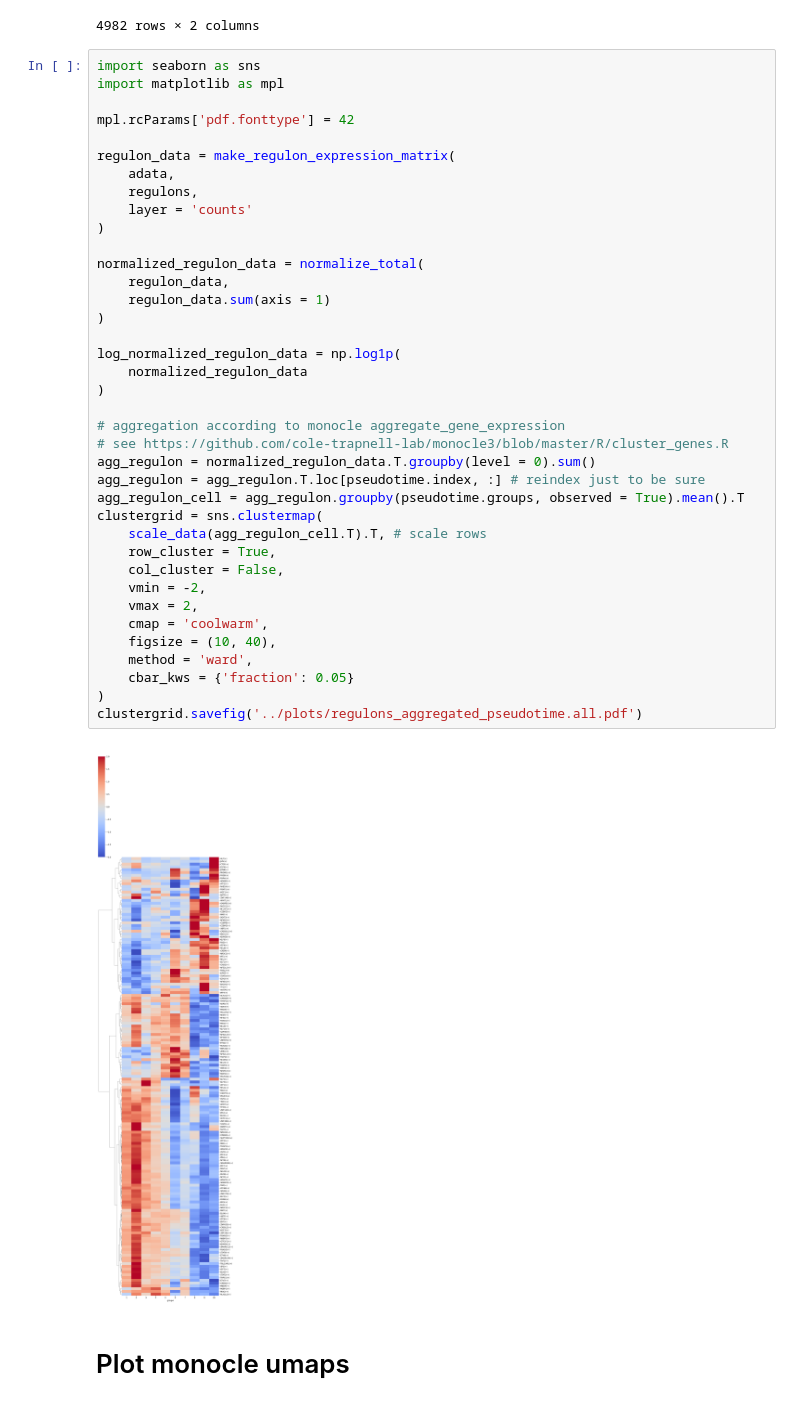
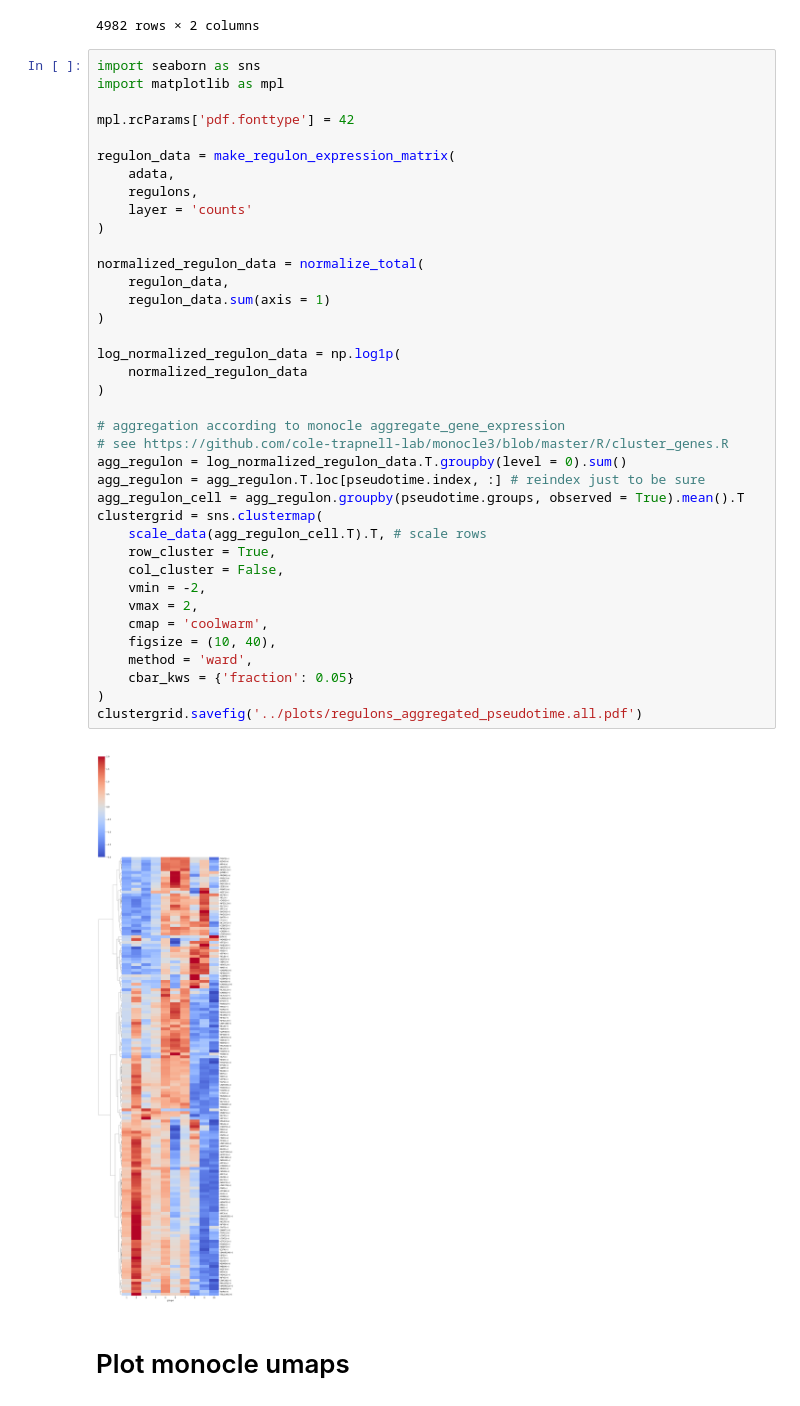
Before and after one commit to menchelab/Neuwirth_Malzl_et_al_2024, a Jupyter notebook: notebooks/evaluate_regulons_over_pseudotime.ipynb, the cells around one changed output. Drawn from its saved outputs; the diff is of its cells as text.

```diff
--- a/notebooks/evaluate_regulons_over_pseudotime.ipynb
+++ b/notebooks/evaluate_regulons_over_pseudotime.ipynb
@@ -141,35 +141,35 @@ regulon_data = make_regulon_expression_matrix(
     regulons,
     layer = 'counts'
 )
 
 normalized_regulon_data = normalize_total(
     regulon_data,
     regulon_data.sum(axis = 1)
 )
 
 log_normalized_regulon_data = np.log1p(
     normalized_regulon_data
 )
 
 # aggregation according to monocle aggregate_gene_expression
 # see https://github.com/cole-trapnell-lab/monocle3/blob/master/R/cluster_genes.R
-agg_regulon = normalized_regulon_data.T.groupby(level = 0).sum()
+agg_regulon = log_normalized_regulon_data.T.groupby(level = 0).sum()
 agg_regulon = agg_regulon.T.loc[pseudotime.index, :] # reindex just to be sure
 agg_regulon_cell = agg_regulon.groupby(pseudotime.groups, observed = True).mean().T
 clustergrid = sns.clustermap(
     scale_data(agg_regulon_cell.T).T, # scale rows
     row_cluster = True,
     col_cluster = False,
     vmin = -2,
     vmax = 2,
     cmap = 'coolwarm',
     figsize = (10, 40),
     method = 'ward',
     cbar_kws = {'fraction': 0.05}
 )
 clustergrid.savefig('../plots/regulons_aggregated_pseudotime.all.pdf')
 # %% [output]
-[figure, old version]
+[figure, new version]
 # %% [markdown]
 # Plot monocle umaps
 # %%
```
